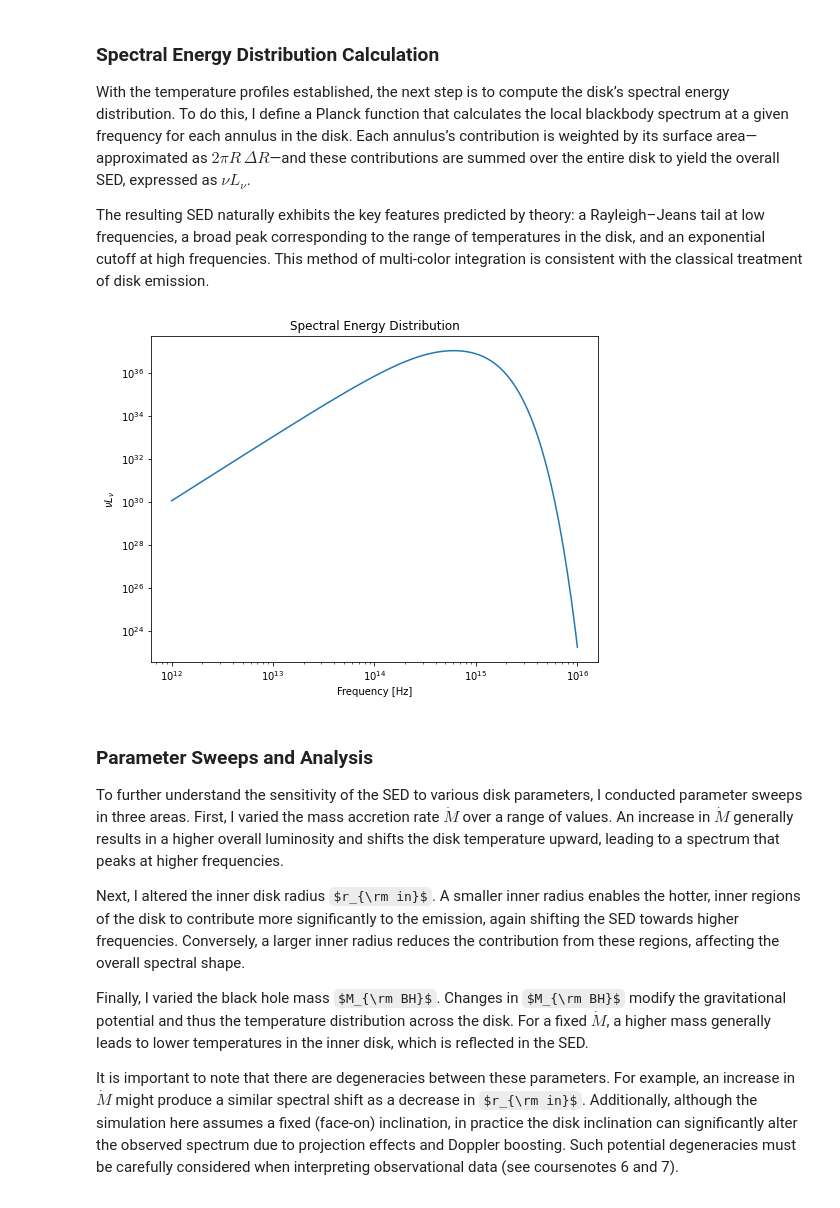
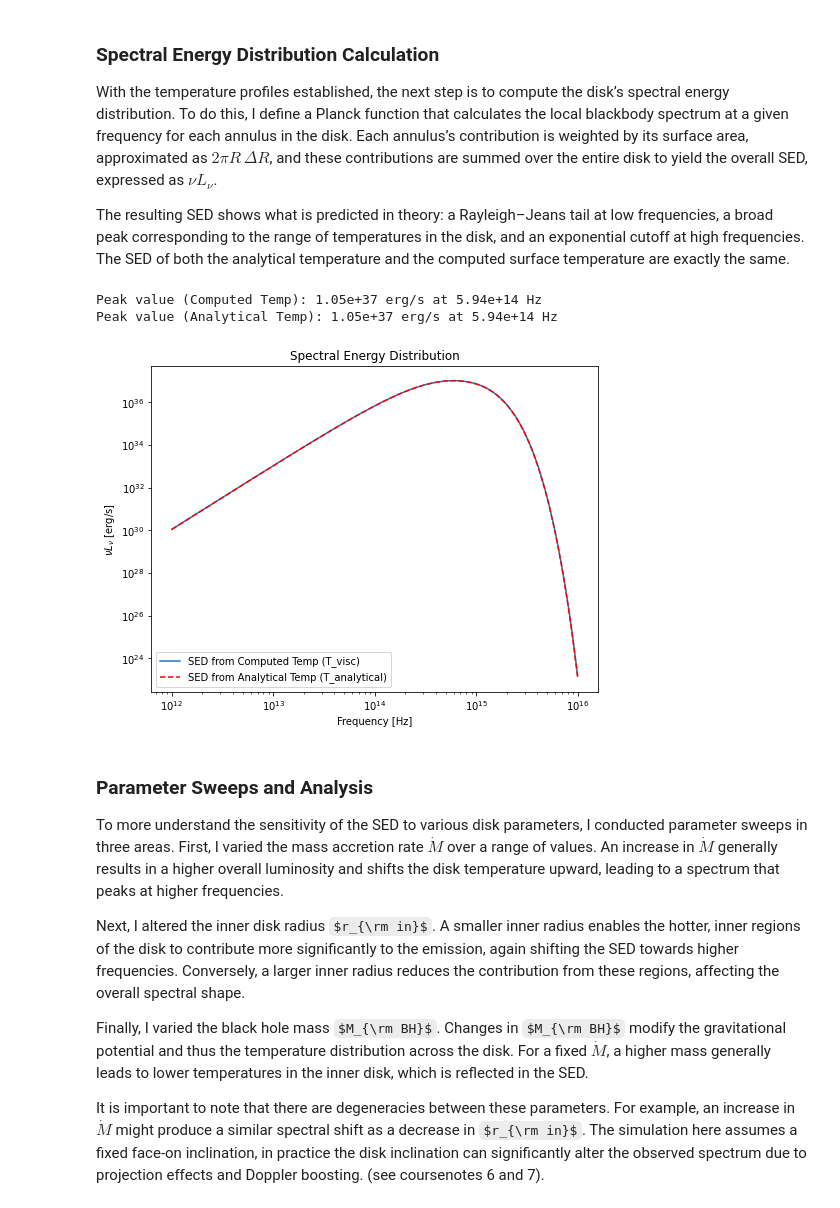
Before and after one commit to clvaneck/DAComputingProject, a Jupyter notebook: CS3.ipynb, the cells around one changed output. Saved outputs shown, nothing was run; the diff lists cells and outputs as text; code cells hidden in the pictures; some formulas as TeX source.

```diff
--- a/CS3.ipynb
+++ b/CS3.ipynb
@@ -34,12 +34,12 @@ d = DiskRadialModel(mstar=MBH, rin=r_in, rout=r_out, alpha=alpha)
 d.make_disk_from_m_pl(mdisk=0.01 * MBH)
 
 # Define the end time and number of time steps for the simulation
-t_end = 1.5e5 * year
+t_end = 1.5e100 * year
 ntime = 100
 time = t_end ** (np.linspace(0, 1, ntime + 1))
 
 # Set the mean opacity model and compute initial mean opacity
-d.meanopacitymodel = ['kramer']
+d.meanopacitymodel = ['es']
 d.compute_mean_opacity()
 
 # Evolve the disk model over the defined time steps
@@ -88,53 +94,71 @@ plt.show()
 # %% [markdown]
 ### Spectral Energy Distribution Calculation
 
-With the temperature profiles established, the next step is to compute the disk’s spectral energy distribution. To do this, I define a Planck function that calculates the local blackbody spectrum at a given frequency for each annulus in the disk. Each annulus’s contribution is weighted by its surface area—approximated as $2\pi R\,\Delta R$—and these contributions are summed over the entire disk to yield the overall SED, expressed as $\nu L_\nu$.
+With the temperature profiles established, the next step is to compute the disk’s spectral energy distribution. To do this, I define a Planck function that calculates the local blackbody spectrum at a given frequency for each annulus in the disk. Each annulus’s contribution is weighted by its surface area, approximated as $2\pi R\,\Delta R$, and these contributions are summed over the entire disk to yield the overall SED, expressed as $\nu L_\nu$.
 
-The resulting SED naturally exhibits the key features predicted by theory: a Rayleigh–Jeans tail at low frequencies, a broad peak corresponding to the range of temperatures in the disk, and an exponential cutoff at high frequencies. This method of multi-color integration is consistent with the classical treatment of disk emission.
+The resulting SED shows what is predicted in theory: a Rayleigh–Jeans tail at low frequencies, a broad peak corresponding to the range of temperatures in the disk, and an exponential cutoff at high frequencies. The SED of both the analytical temperature and the computed surface temperature are exactly the same.
 # %%
 def planck(nu, T):
-    # Planck function to calculate blackbody spectrum
-    return (2 * hh * nu**3 / cc**2) / (np.exp(hh * nu / (kk * T)) - 1)
+    with np.errstate(divide='ignore', invalid='ignore'):
+        result = (2 * hh * nu**3 / cc**2) / (np.exp(hh * nu / (kk * T)) - 1)
+        result[np.isnan(result)] = 0  # Replace NaNs with 0
+        result[np.isinf(result)] = 0  # Replace infs with 0
+    return result
 
-# Define frequency range
 nu = np.logspace(12, 16, 200)
-# Initialize spectrum array
-spectrum = np.zeros_like(nu)
 
-# Calculate the width of each annulus
+# Compute SED using T_visc
+spectrum_visc = np.zeros_like(nu)
 dr = np.empty_like(d.r)
 dr[0] = d.r[1] - d.r[0]
 dr[1:-1] = 0.5 * (d.r[2:] - d.r[:-2])
 dr[-1] = d.r[-1] - d.r[-2]
-# Calculate the area of each annulus
-area = 2 * np.pi * d.r * dr
+area = 2 * np.pi * d.r * dr  # area of each annulus
 
-# Sum the contribution of each annulus to the spectrum
 for i in range(len(d.r)):
-    spectrum += area[i] * planck(nu, T_visc[i])
+    spectrum_visc += area[i] * planck(nu, T_visc[i])
+nuLnu_visc = nu * spectrum_visc
 
-# Calculate the spectral energy distribution
-nuLnu = nu * spectrum
+# Compute SED using T_analytical
+spectrum_analytical = np.zeros_like(nu)
+for i in range(len(d.r)):
+    spectrum_analytical += area[i] * planck(nu, T_analytical[i])
+nuLnu_analytical = nu * spectrum_analytical
 
-# Plot the spectral energy distribution
+# Find the peak values and their corresponding frequencies
+peak_value_visc = np.max(nuLnu_visc)
+peak_freq_visc = nu[np.argmax(nuLnu_visc)]
+
+peak_value_analytical = np.max(nuLnu_analytical)
+peak_freq_analytical = nu[np.argmax(nuLnu_analytical)]
+
+# Print the peak values and their corresponding frequencies
+print(f"Peak value (Computed Temp): {peak_value_visc:.2e} erg/s at {peak_freq_visc:.2e} Hz")
+print(f"Peak value (Analytical Temp): {peak_value_analytical:.2e} erg/s at {peak_freq_analytical:.2e} Hz")
+
+# Plot both SEDs on the same figure
 plt.figure(figsize=(8, 6))
-plt.loglog(nu, nuLnu)
+plt.loglog(nu, nuLnu_visc, label="SED from Computed Temp (T_visc)")
+plt.loglog(nu, nuLnu_analytical, 'r--', label="SED from Analytical Temp (T_analytical)")
 plt.xlabel("Frequency [Hz]")
-plt.ylabel(r"$\nu L_\nu$")
+plt.ylabel(r"$\nu L_\nu$ [erg/s]")
 plt.title("Spectral Energy Distribution")
+plt.legend()
 plt.show()
 # %% [output]
+Peak value (Computed Temp): 1.05e+37 erg/s at 5.94e+14 Hz
+Peak value (Analytical Temp): 1.05e+37 erg/s at 5.94e+14 Hz
-[figure, old version]
+[figure, new version]
 # %% [markdown]
 ### Parameter Sweeps and Analysis
 
-To further understand the sensitivity of the SED to various disk parameters, I conducted parameter sweeps in three areas. First, I varied the mass accretion rate $\dot{M}$ over a range of values. An increase in $\dot{M}$ generally results in a higher overall luminosity and shifts the disk temperature upward, leading to a spectrum that peaks at higher frequencies.
+To more understand the sensitivity of the SED to various disk parameters, I conducted parameter sweeps in three areas. First, I varied the mass accretion rate $\dot{M}$ over a range of values. An increase in $\dot{M}$ generally results in a higher overall luminosity and shifts the disk temperature upward, leading to a spectrum that peaks at higher frequencies.
 
 Next, I altered the inner disk radius $r_{\rm in}$. A smaller inner radius enables the hotter, inner regions of the disk to contribute more significantly to the emission, again shifting the SED towards higher frequencies. Conversely, a larger inner radius reduces the contribution from these regions, affecting the overall spectral shape.
 
 Finally, I varied the black hole mass $M_{\rm BH}$. Changes in $M_{\rm BH}$ modify the gravitational potential and thus the temperature distribution across the disk. For a fixed $\dot{M}$, a higher mass generally leads to lower temperatures in the inner disk, which is reflected in the SED.
 
-It is important to note that there are degeneracies between these parameters. For example, an increase in $\dot{M}$ might produce a similar spectral shift as a decrease in $r_{\rm in}$. Additionally, although the simulation here assumes a fixed (face-on) inclination, in practice the disk inclination can significantly alter the observed spectrum due to projection effects and Doppler boosting. Such potential degeneracies must be carefully considered when interpreting observational data (see coursenotes 6 and 7).
+It is important to note that there are degeneracies between these parameters. For example, an increase in $\dot{M}$ might produce a similar spectral shift as a decrease in $r_{\rm in}$. The simulation here assumes a fixed face-on inclination, in practice the disk inclination can significantly alter the observed spectrum due to projection effects and Doppler boosting. (see coursenotes 6 and 7).
 # %%
 def compute_spectrum(MBH, rin, Mdot):
     # Create the disk model with given parameters
```
Also changed, not shown: parts of 10 cells of this notebook, 2 other files.
